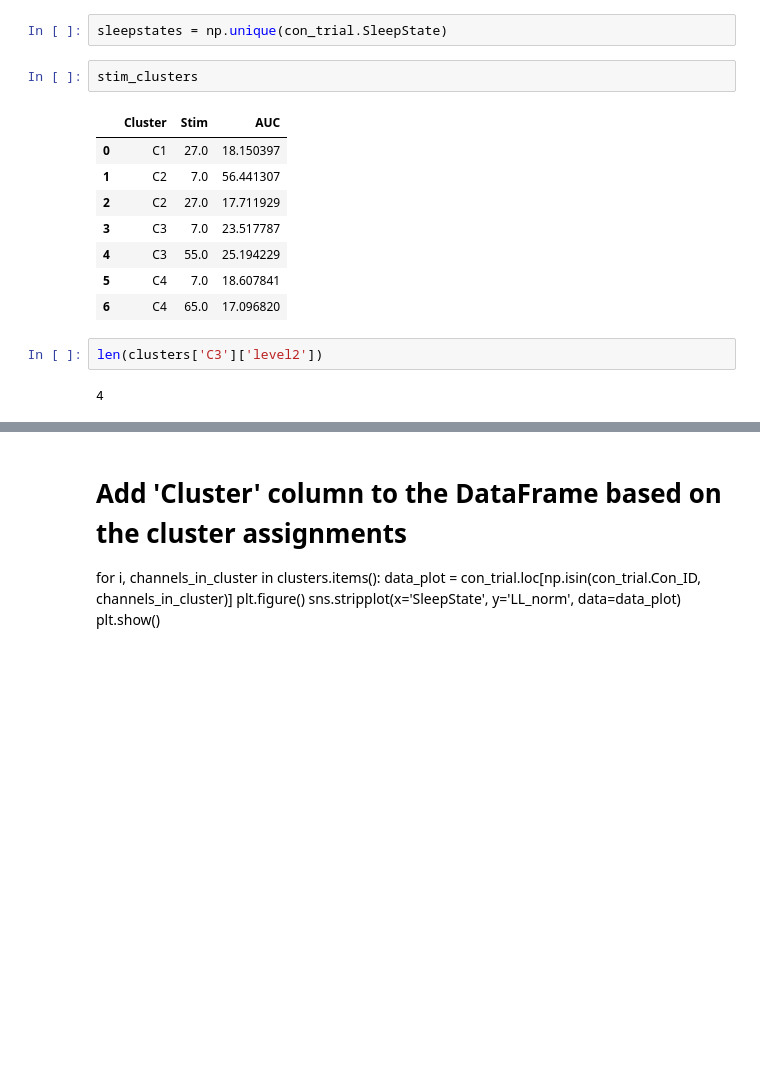
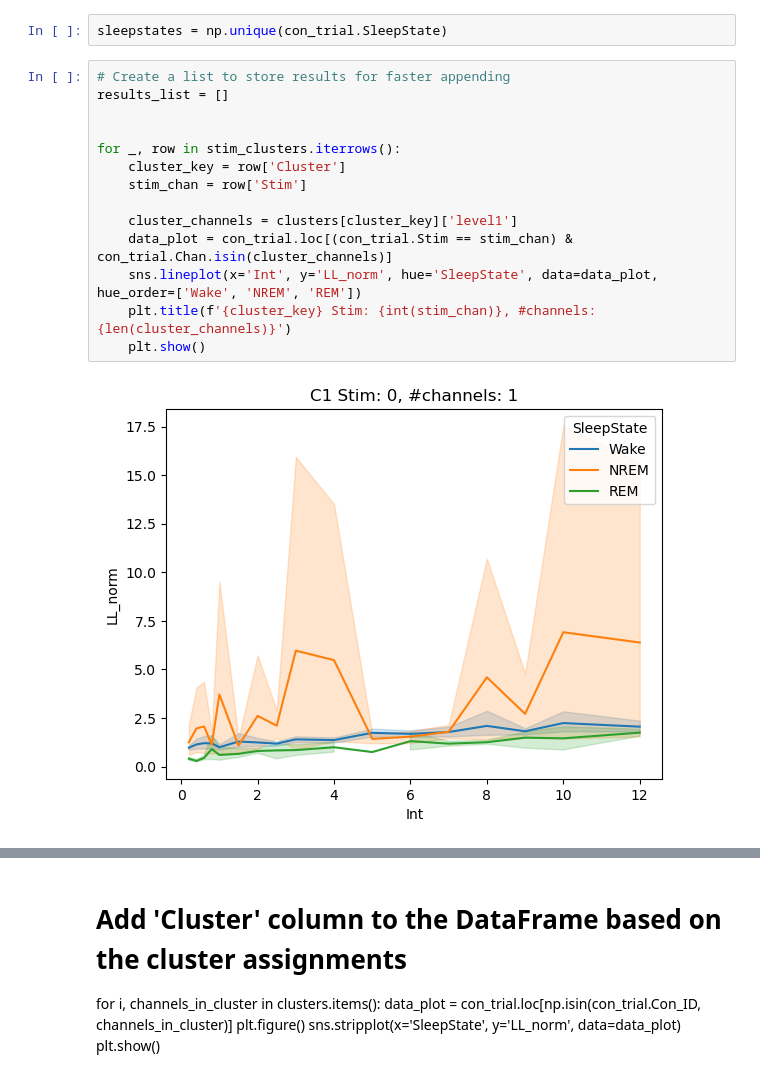
Before and after one commit to vellen23/UBELIX_EvM, a Jupyter notebook: NMF/functions/IO_clusters.ipynb, the cells around one changed output, grey strips where cells are left out. Drawn from its saved outputs; the diff is of its cells as text; blank space fills up the shorter version.

```diff
--- a/NMF/functions/IO_clusters.ipynb
+++ b/NMF/functions/IO_clusters.ipynb
@@ -96,17 +127,18 @@ stim_clusters = pd.DataFrame(results_list)
 # %%
 sleepstates = np.unique(con_trial.SleepState)
-# %%
-stim_clusters
-# %% [output]
-|  | Cluster | Stim | AUC |
-| 0 | C1 | 27.0 | 18.150397 |
-| 1 | C2 | 7.0 | 56.441307 |
-| 2 | C2 | 27.0 | 17.711929 |
-| 3 | C3 | 7.0 | 23.517787 |
-| 4 | C3 | 55.0 | 25.194229 |
-| 5 | C4 | 7.0 | 18.607841 |
-| 6 | C4 | 65.0 | 17.096820 |
-# %%
-len(clusters['C3']['level2'])
-# %% [output]
-4
+# %%
+# Create a list to store results for faster appending
+results_list = []
+
+
+for _, row in stim_clusters.iterrows():
+    cluster_key = row['Cluster']
+    stim_chan = row['Stim']
+
+    cluster_channels = clusters[cluster_key]['level1']
+    data_plot = con_trial.loc[(con_trial.Stim == stim_chan) & con_trial.Chan.isin(cluster_channels)]
+    sns.lineplot(x='Int', y='LL_norm', hue='SleepState', data=data_plot, hue_order=['Wake', 'NREM', 'REM'])
+    plt.title(f'{cluster_key} Stim: {int(stim_chan)}, #channels: {len(cluster_channels)}')
+    plt.show()
+# %% [output]
+[figure, added]
```
Also changed, not shown: parts of 16 cells of this notebook, 2 other files.
